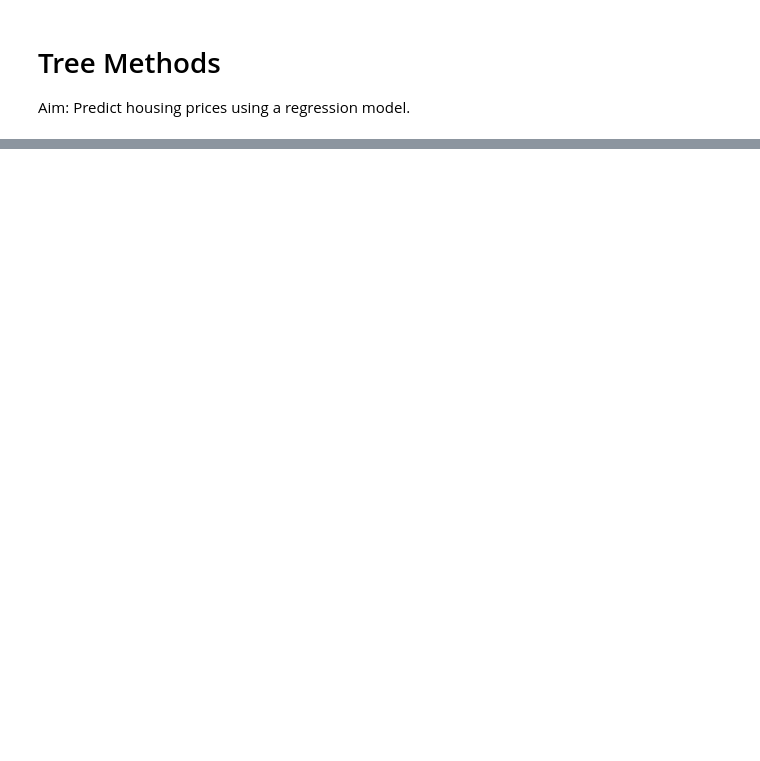
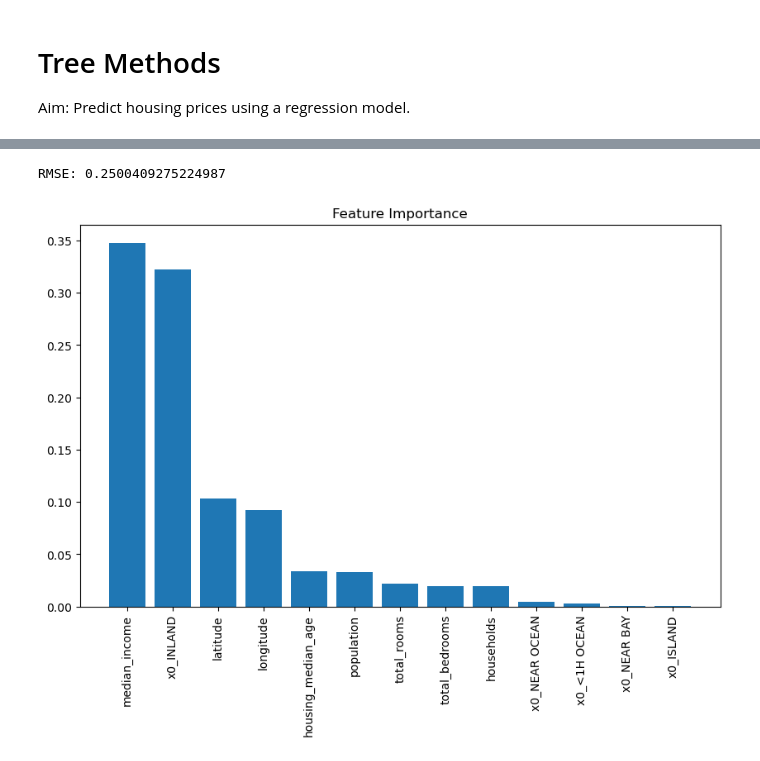
Before and after one commit to Rhys-McAlister/ml-zoomcamp, a Jupyter notebook: Week_6/trees.ipynb, the cells around one changed output, grey strips where cells are left out. Drawn from its saved outputs; the diff is of its cells as text; code cells hidden in the pictures; blank space fills up the shorter version.

```diff
--- a/Week_6/trees.ipynb
+++ b/Week_6/trees.ipynb
@@ -58,0 +90,4 @@ Reshape your data either using array.reshape(-1, 1) if your data has a single fe
+# %%
+rfr = RandomForestRegressor(n_estimators=10, random_state=1, n_jobs=1)
+rfr = rfr.fit(train_df, y_train)
+y_preds = rfr.predict(test_df)
@@ -58,0 +134,55 @@ Reshape your data either using array.reshape(-1, 1) if your data has a single fe
+# %%
+def random_forest_regressor(train_df: pd.DataFrame, test_df: pd.DataFrame, y_train: pd.DataFrame, y_test: pd.DataFrame) -> None:
+    """
+    Trains a random forest regressor on the training data and prints the RMSE on the test data.
+
+    Args:
+        train_df (pd.DataFrame): training data
+        test_df (pd.DataFrame): test data
+        y_train (pd.DataFrame): training labels
+        y_test (pd.DataFrame): test labels
+    """
+
+    rfr = RandomForestRegressor(n_estimators=10, random_state=1, n_jobs=1, max_depth=20)
+    rfr = rfr.fit(train_df, y_train)
+    y_preds = rfr.predict(test_df)
+    rmse = np.sqrt(mean_squared_error(y_test, y_preds))
+    print(f'RMSE: {rmse}')
+    return rfr
+
+
+    # n_estimators = list(range(10, 201, 10))
+    # for i in n_estimators:
+    #     rfr = RandomForestRegressor(n_estimators=i, random_state=1, n_jobs=1)
+    #     rfr = rfr.fit(train_df, y_train)
+    #     y_preds = rfr.predict(test_df)
+    #     rmse = np.sqrt(mean_squared_error(y_test, y_preds))
+    #     print(f'RMSE: {rmse}')
+
+rfr = random_forest_regressor(train_df, test_df, y_train, y_test)
+# %% [output]
+RMSE: 0.2500409275224987
+# %%
+rfr.feature_importances_
+
+def plot_feature_importances(rfr: RandomForestRegressor, train_df: pd.DataFrame) -> None:
+    """
+    Plots the feature importances of a random forest regressor.
+
+    Args:
+        rfr (RandomForestRegressor): random forest regressor
+        train_df (pd.DataFrame): training data
+    """
+    importances = rfr.feature_importances_
+    indices = np.argsort(importances)[::-1]
+    names = [train_df.columns[i] for i in indices]
+    plt.figure(figsize=(10, 6))
+    plt.title("Feature Importance")
+    plt.bar(range(train_df
+        .shape[1]), importances[indices])
+    plt.xticks(range(train_df.shape[1]), names, rotation=90)
+    plt.show()
+
+plot_feature_importances(rfr, train_df)
+# %% [output]
+[figure, added]
```
Also changed, not shown: parts of 7 cells of this notebook, 1 other file.
